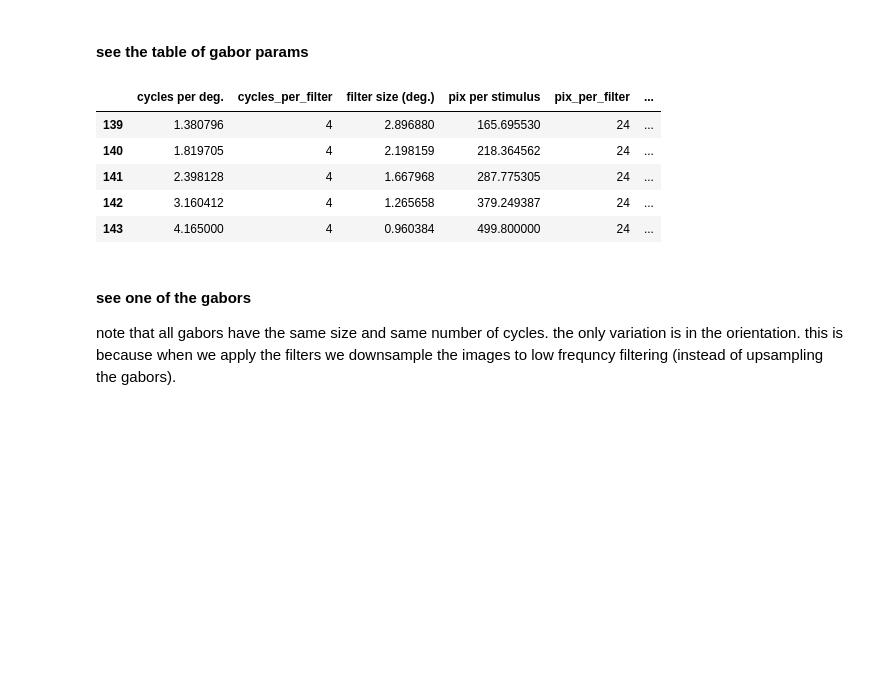
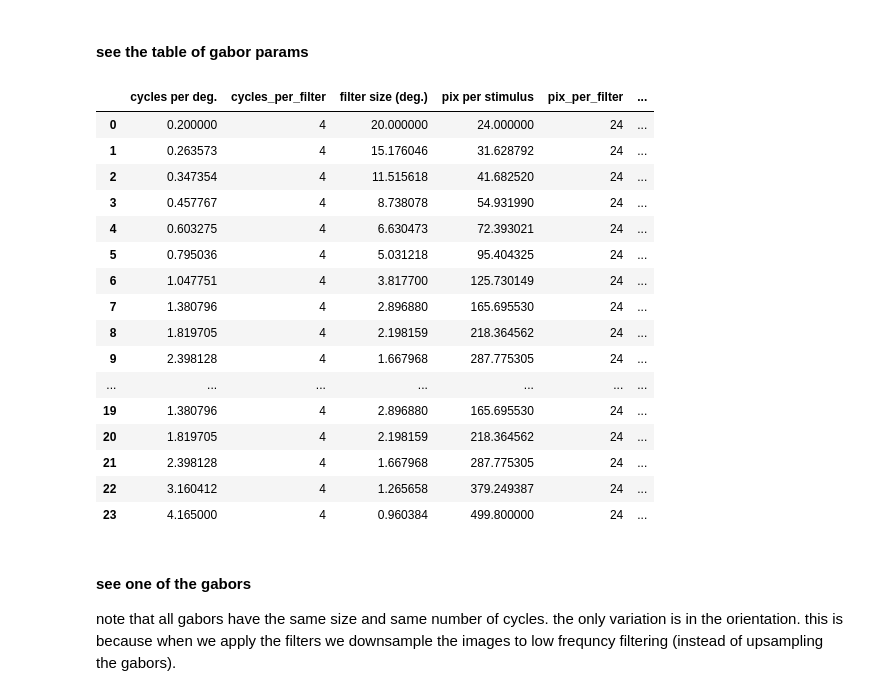
Before and after one commit to ChangdeDu/hrf_fitting, a Jupyter notebook: scripts/hi_resolution_gabor_feature_maps.ipynb, the cells around one changed output. Saved outputs shown, nothing was run; the diff lists cells and outputs as text; code cells hidden in the pictures; blank space fills up the shorter version.

```diff
--- a/scripts/hi_resolution_gabor_feature_maps.ipynb
+++ b/scripts/hi_resolution_gabor_feature_maps.ipynb
@@ -64,14 +80,25 @@ gfm = gabor_feature_maps(n_orientations,
 # %% [markdown]
 #### see the table of gabor params
 # %%
-gfm.gbr_table.tail()
+gfm.gbr_table.head(2*num_sp_freq)
 # %% [output]
 |  | cycles per deg. | cycles_per_filter | filter size (deg.) | pix per stimulus | pix_per_filter | ... |
-| 139 | 1.380796 | 4 | 2.896880 | 165.695530 | 24 | ... |
-| 140 | 1.819705 | 4 | 2.198159 | 218.364562 | 24 | ... |
-| 141 | 2.398128 | 4 | 1.667968 | 287.775305 | 24 | ... |
-| 142 | 3.160412 | 4 | 1.265658 | 379.249387 | 24 | ... |
-| 143 | 4.165000 | 4 | 0.960384 | 499.800000 | 24 | ... |
+| 0 | 0.200000 | 4 | 20.000000 | 24.000000 | 24 | ... |
+| 1 | 0.263573 | 4 | 15.176046 | 31.628792 | 24 | ... |
+| 2 | 0.347354 | 4 | 11.515618 | 41.682520 | 24 | ... |
+| 3 | 0.457767 | 4 | 8.738078 | 54.931990 | 24 | ... |
+| 4 | 0.603275 | 4 | 6.630473 | 72.393021 | 24 | ... |
+| 5 | 0.795036 | 4 | 5.031218 | 95.404325 | 24 | ... |
+| 6 | 1.047751 | 4 | 3.817700 | 125.730149 | 24 | ... |
+| 7 | 1.380796 | 4 | 2.896880 | 165.695530 | 24 | ... |
+| 8 | 1.819705 | 4 | 2.198159 | 218.364562 | 24 | ... |
+| 9 | 2.398128 | 4 | 1.667968 | 287.775305 | 24 | ... |
+| ... | ... | ... | ... | ... | ... | ... |
+| 19 | 1.380796 | 4 | 2.896880 | 165.695530 | 24 | ... |
+| 20 | 1.819705 | 4 | 2.198159 | 218.364562 | 24 | ... |
+| 21 | 2.398128 | 4 | 1.667968 | 287.775305 | 24 | ... |
+| 22 | 3.160412 | 4 | 1.265658 | 379.249387 | 24 | ... |
+| 23 | 4.165000 | 4 | 0.960384 | 499.800000 | 24 | ... |
 # %% [markdown]
 #### see one of the gabors
 note that all gabors have the same size and same number of cycles. the only variation is in the orientation. this
```
Also changed, not shown: parts of 18 cells of this notebook, 7 other files.
